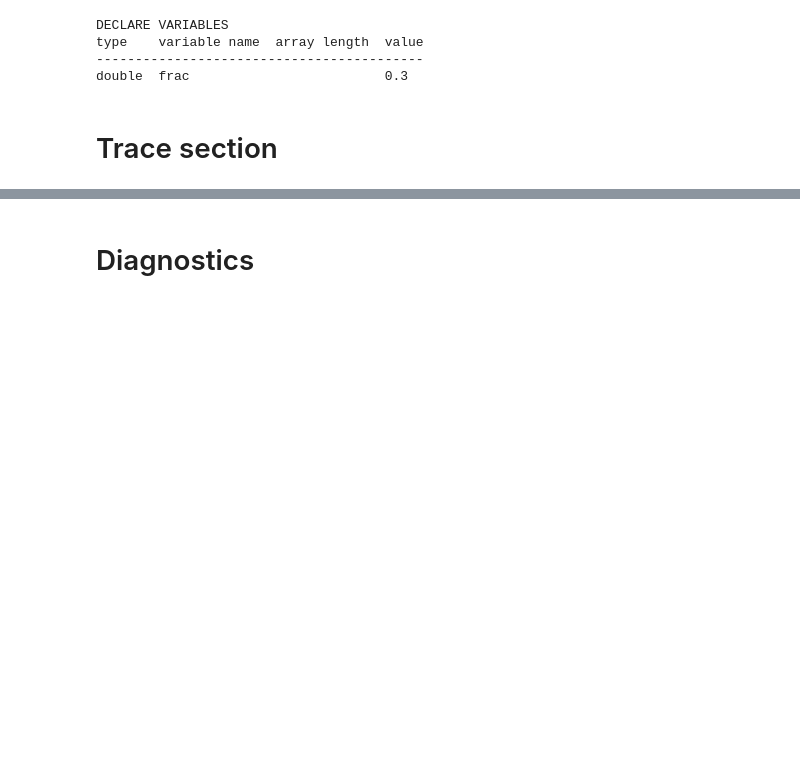
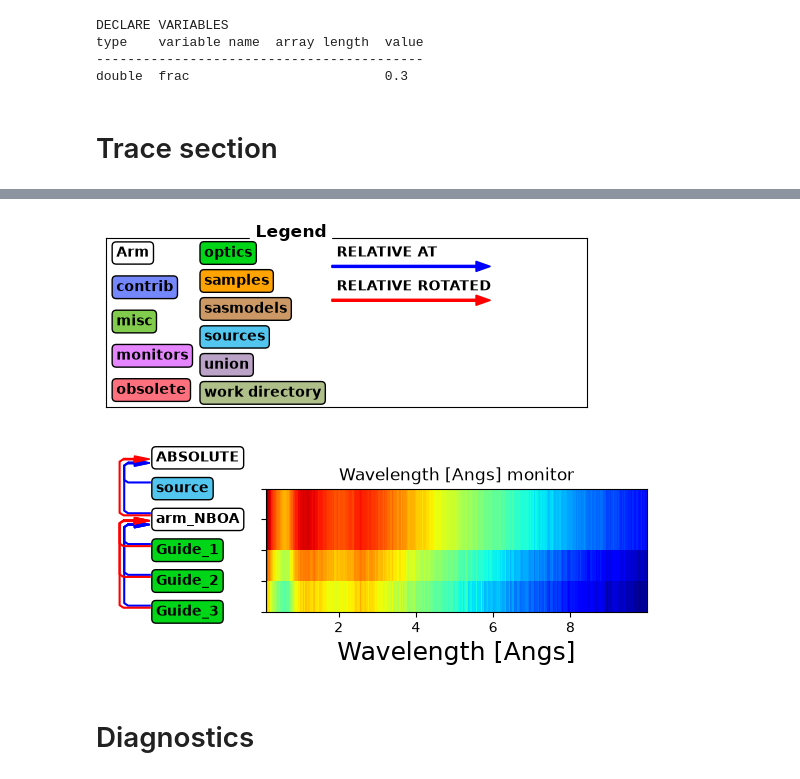
Before and after one commit to bingli621/mctrex, a Jupyter notebook: src/mctrex/ESS_butterfly_W7.ipynb, the cells around one changed output, grey strips where cells are left out. Drawn from its saved outputs; the diff is of its cells as text; code cells hidden in the pictures; blank space fills up the shorter version.

```diff
--- a/src/mctrex/ESS_butterfly_W7.ipynb
+++ b/src/mctrex/ESS_butterfly_W7.ipynb
@@ -156,3 +156,8 @@ ess_w7.show_diagram(analysis=True)
+# %%
+ess_w7.show_diagram(variable='l')
+# %% [output]
+[figure, added]
+[figure, added]
 # %% [markdown]
 # Diagnostics
 # %%
```
Also changed, not shown: parts of 2 cells of this notebook.
